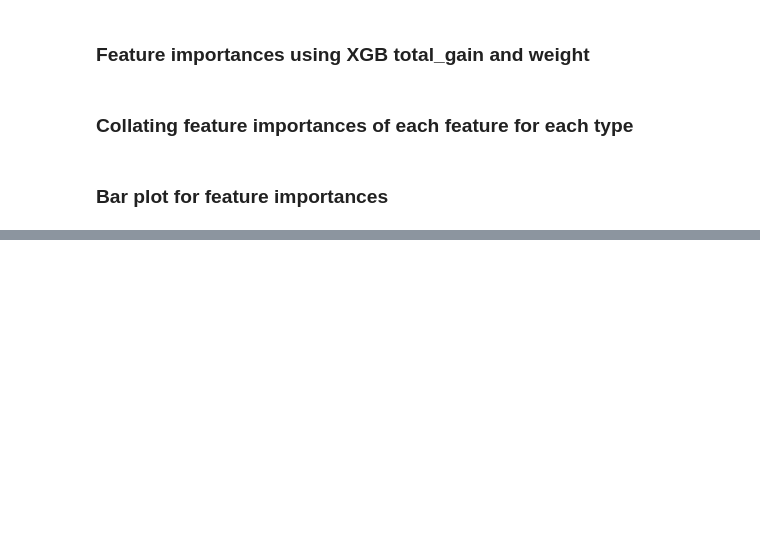
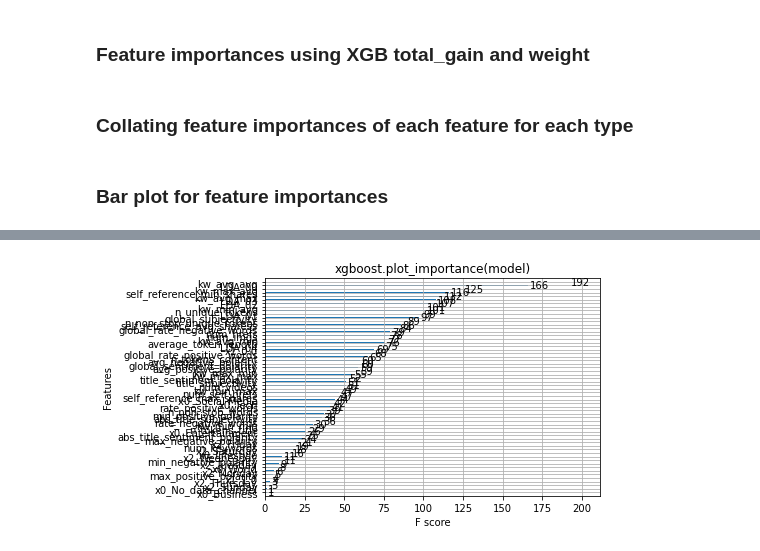
Before and after one commit to spacegoat1/news_article_popularity, a Jupyter notebook: src/9_interpreting.ipynb, the cells around one changed output, grey strips where cells are left out. Cells and saved outputs as stored; diff of their text form; code cells hidden in the pictures; blank space fills up the shorter version.

```diff
--- a/src/9_interpreting.ipynb
+++ b/src/9_interpreting.ipynb
@@ -126,0 +133,7 @@ plt.savefig(figures_dir + 'feature_importances.png', bbox_inches='tight')
+# %%
+# Testing XGB importance plot
+xgboost.plot_importance(m, importance_type="weight")
+plt.title("xgboost.plot_importance(model)")
+plt.show()
+# %% [output]
+[figure, added]
```
Also changed, not shown: parts of 11 cells of this notebook, 8 other files.
